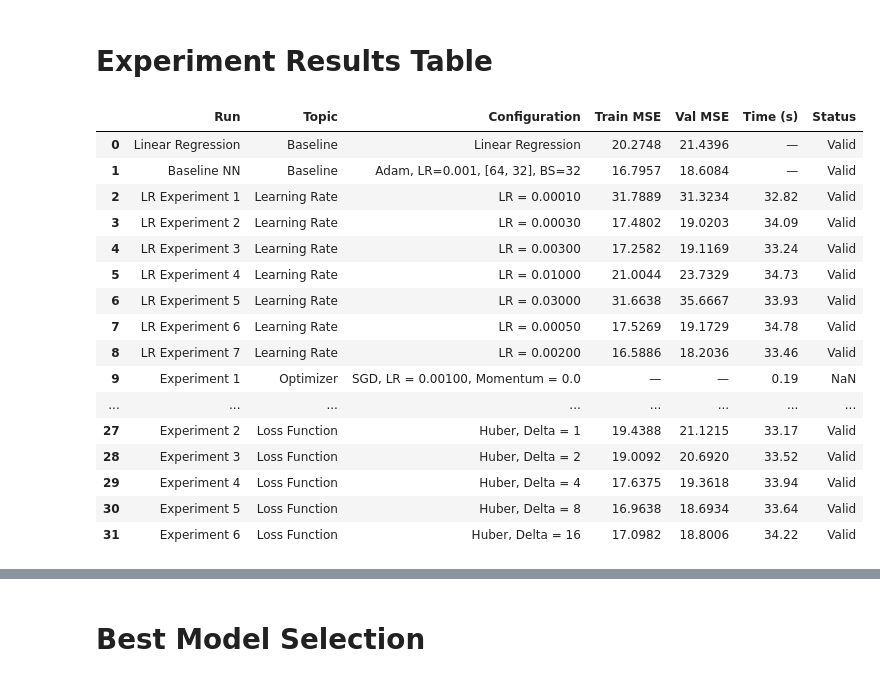
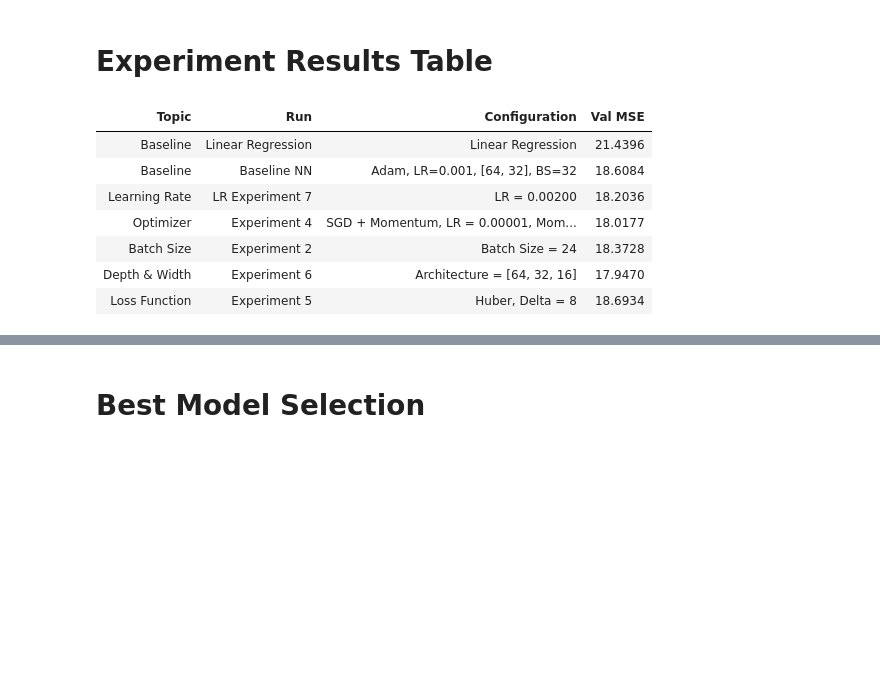
Before and after one commit to DOHA-BASEM3/DS330-Deep-Learning-Project, a Jupyter notebook: CCPP(new).ipynb, the cells around one changed output, grey strips where cells are left out. Saved outputs shown, nothing was run; the diff lists cells and outputs as text; code cells hidden in the pictures; blank space fills up the shorter version.

```diff
--- a/CCPP(new).ipynb
+++ b/CCPP(new).ipynb
@@ -1314,3 +989,19 @@ Epochs Completed: 100
+# %%
+architectures = [
+    [32, 32],
+    [128, 32],
+    [64, 64],
+    [64, 16],
+    [64],
+    [64, 32, 16],
+    [64, 32, 8],
+    [64, 32, 16, 8]
+]
+
+architecture_results = {}
+
+for i, hidden_layers in enumerate(architectures, start=1):
+    architecture_results[f"Experiment {i}"] = run_architecture_experiment(hidden_layers)
 # %%
 # Depth & Width Results Table
 
@@ -1568,9 +1185,6 @@ display(
 # %%
 
 # Experiment Results Table - All Experiments
-
-import pandas as pd
-import numpy as np
 
 all_rows = []
 
@@ -1664,67 +1278,53 @@ for _, r in loss_results_table.iterrows():
         config = f"{r['Training Loss']}, Delta = {r['Delta']:g}"
     else:
         config = str(r["Training Loss"])
 
     all_rows.append({
         "Run": r["Run"],
         "Topic": "Loss Function",
         "Configuration": config,
         "Train MSE": r["Train MSE"],
         "Val MSE": r["Validation MSE"],
         "Time (s)": r["Time (s)"]
     })
 
 # Create final table
 all_results_table = pd.DataFrame(all_rows)
 
 # Identify numerical instability
 all_results_table["Status"] = all_results_table[
     ["Train MSE", "Val MSE"]
 ].apply(
     lambda row: (
         "Valid" if np.isfinite(row).all()
         else "NaN"
     ),
     axis=1
 )
 
-# Display
+baselines = all_results_table[all_results_table["Topic"] == "Baseline"]
+
+valid_experiments = all_results_table[
+    (all_results_table["Topic"] != "Baseline")
+    & (all_results_table["Status"] == "Valid")
+]
+
+best_indices = valid_experiments.groupby("Topic", sort=False)["Val MSE"].idxmin()
+best_per_topic = valid_experiments.loc[best_indices]
+
+summary = pd.concat([baselines, best_per_topic])
+
 display(
-    all_results_table.style.format({
-        "Train MSE": "{:.4f}",
-        "Val MSE": "{:.4f}",
-        "Time (s)": "{:.2f}"
-    }, na_rep="—")
+    summary[["Topic", "Run", "Configuration", "Val MSE"]]
+    .style.hide(axis="index")
+    .format({"Val MSE": "{:.4f}"})
 )
-
-# Count experiments by topic
-experiment_counts = (
-    all_results_table[
-        all_results_table["Topic"] != "Baseline"
-    ]
-    .groupby("Topic")
-    .size()
-)
-
-print("\nExperiments per topic:")
-print(experiment_counts.to_string())
-
-print("\nTotal Experiment Rows:", experiment_counts.sum())
 # %% [output]
-|  | Run | Topic | Configuration | Train MSE | Val MSE | Time (s) | Status |
-| 0 | Linear Regression | Baseline | Linear Regression | 20.2748 | 21.4396 | — | Valid |
-| 1 | Baseline NN | Baseline | Adam, LR=0.001, [64, 32], BS=32 | 16.7957 | 18.6084 | — | Valid |
-| 2 | LR Experiment 1 | Learning Rate | LR = 0.00010 | 31.7889 | 31.3234 | 32.82 | Valid |
-| 3 | LR Experiment 2 | Learning Rate | LR = 0.00030 | 17.4802 | 19.0203 | 34.09 | Valid |
-| 4 | LR Experiment 3 | Learning Rate | LR = 0.00300 | 17.2582 | 19.1169 | 33.24 | Valid |
-| 5 | LR Experiment 4 | Learning Rate | LR = 0.01000 | 21.0044 | 23.7329 | 34.73 | Valid |
-| 6 | LR Experiment 5 | Learning Rate | LR = 0.03000 | 31.6638 | 35.6667 | 33.93 | Valid |
-| 7 | LR Experiment 6 | Learning Rate | LR = 0.00050 | 17.5269 | 19.1729 | 34.78 | Valid |
-| 8 | LR Experiment 7 | Learning Rate | LR = 0.00200 | 16.5886 | 18.2036 | 33.46 | Valid |
-| 9 | Experiment 1 | Optimizer | SGD, LR = 0.00100, Momentum = 0.0 | — | — | 0.19 | NaN |
-| ... | ... | ... | ... | ... | ... | ... | ... |
-| 27 | Experiment 2 | Loss Function | Huber, Delta = 1 | 19.4388 | 21.1215 | 33.17 | Valid |
-| 28 | Experiment 3 | Loss Function | Huber, Delta = 2 | 19.0092 | 20.6920 | 33.52 | Valid |
-| 29 | Experiment 4 | Loss Function | Huber, Delta = 4 | 17.6375 | 19.3618 | 33.94 | Valid |
-| 30 | Experiment 5 | Loss Function | Huber, Delta = 8 | 16.9638 | 18.6934 | 33.64 | Valid |
-| 31 | Experiment 6 | Loss Function | Huber, Delta = 16 | 17.0982 | 18.8006 | 34.22 | Valid |
+| Topic | Run | Configuration | Val MSE |
+| Baseline | Linear Regression | Linear Regression | 21.4396 |
+| Baseline | Baseline NN | Adam, LR=0.001, [64, 32], BS=32 | 18.6084 |
+| Learning Rate | LR Experiment 7 | LR = 0.00200 | 18.2036 |
+| Optimizer | Experiment 4 | SGD + Momentum, LR = 0.00001, Mom... | 18.0177 |
+| Batch Size | Experiment 2 | Batch Size = 24 | 18.3728 |
+| Depth & Width | Experiment 6 | Architecture = [64, 32, 16] | 17.9470 |
+| Loss Function | Experiment 5 | Huber, Delta = 8 | 18.6934 |
```
Also changed, not shown: parts of 91 cells of this notebook.
